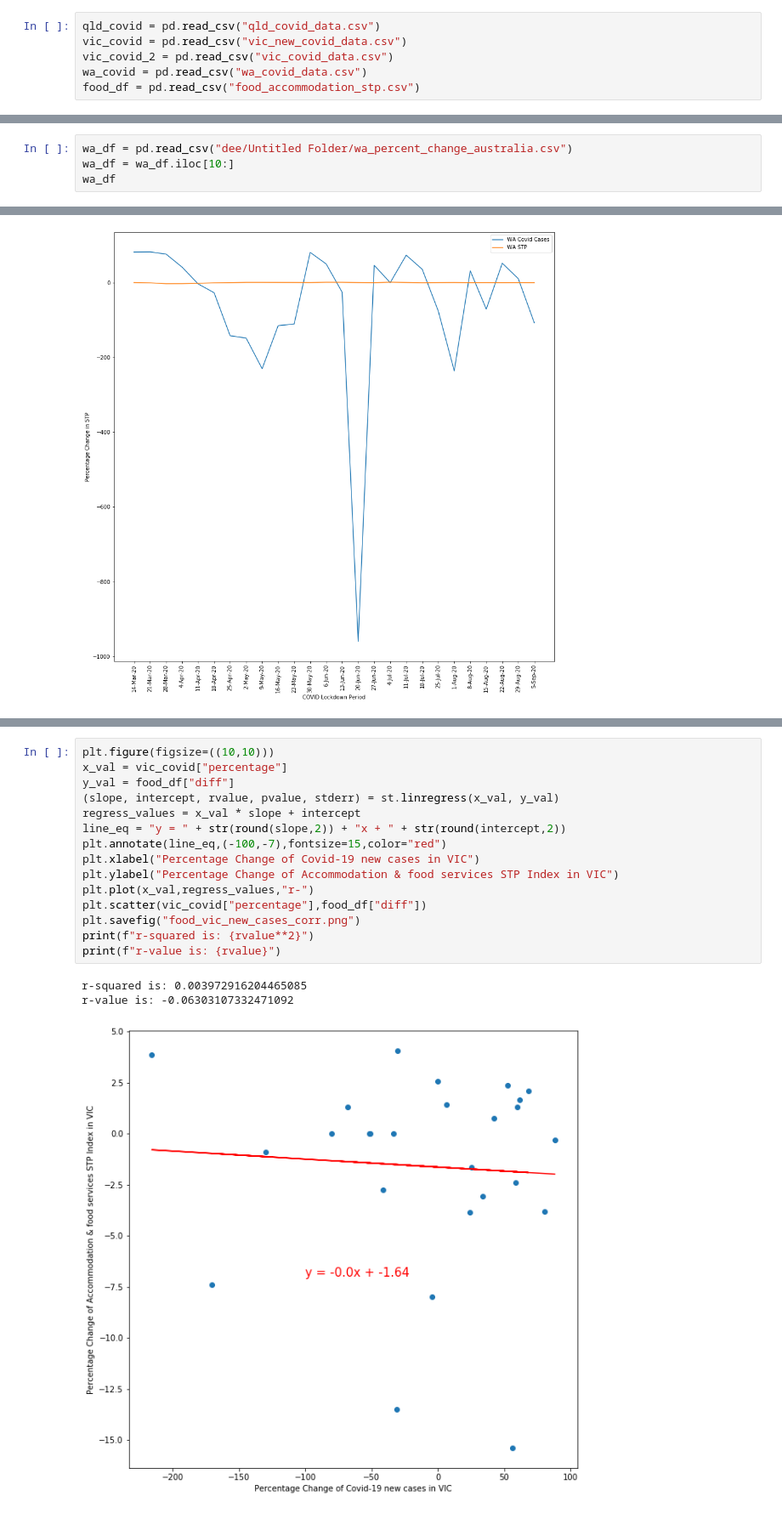
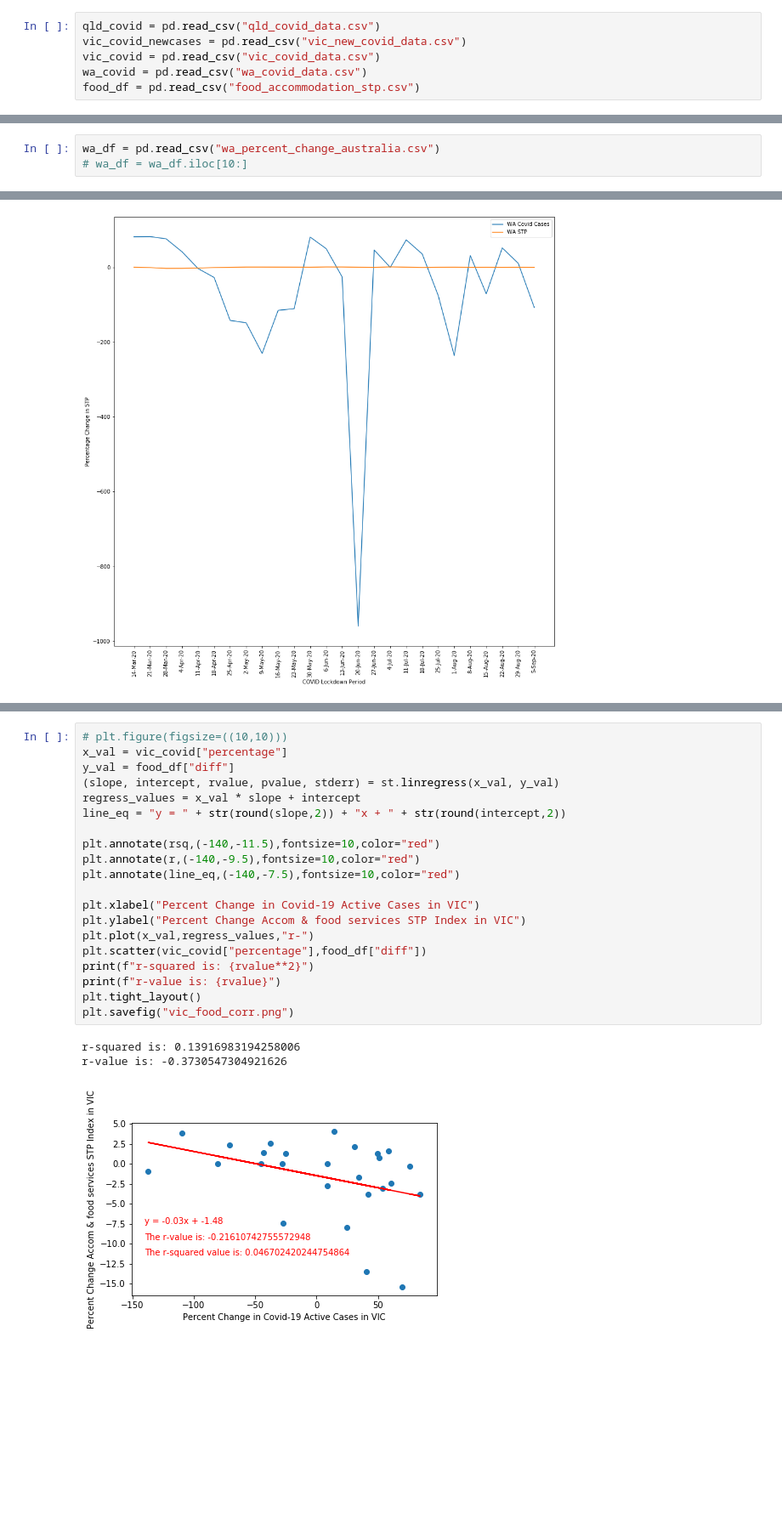
Before and after one commit to ali-beer/covid_payroll_project, a Jupyter notebook: graph_linregress.ipynb, the cells around one changed output, grey strips where cells are left out. Shown at 85% size. Drawn from its saved outputs; the diff is of its cells as text; blank space fills up the shorter version.

```diff
--- a/graph_linregress.ipynb
+++ b/graph_linregress.ipynb
@@ -6,7 +6,7 @@ import numpy as np
 import scipy.stats as st
 # %%
 qld_covid = pd.read_csv("qld_covid_data.csv")
-vic_covid = pd.read_csv("vic_new_covid_data.csv")
-vic_covid_2 = pd.read_csv("vic_covid_data.csv")
+vic_covid_newcases = pd.read_csv("vic_new_covid_data.csv")
+vic_covid = pd.read_csv("vic_covid_data.csv")
 wa_covid = pd.read_csv("wa_covid_data.csv")
 food_df = pd.read_csv("food_accommodation_stp.csv")
@@ -75,4 +16,3 @@ qld_df
 # %%
-wa_df = pd.read_csv("dee/Untitled Folder/wa_percent_change_australia.csv")
-wa_df = wa_df.iloc[10:]
-wa_df
+wa_df = pd.read_csv("wa_percent_change_australia.csv")
+# wa_df = wa_df.iloc[10:]
@@ -263,19 +201,24 @@ plt.savefig("vic_food_percent_change.png")
 # %%
-plt.figure(figsize=((10,10)))
+# plt.figure(figsize=((10,10)))
 x_val = vic_covid["percentage"]
 y_val = food_df["diff"]
 (slope, intercept, rvalue, pvalue, stderr) = st.linregress(x_val, y_val)
 regress_values = x_val * slope + intercept
 line_eq = "y = " + str(round(slope,2)) + "x + " + str(round(intercept,2))
-plt.annotate(line_eq,(-100,-7),fontsize=15,color="red")
-plt.xlabel("Percentage Change of Covid-19 new cases in VIC")
-plt.ylabel("Percentage Change of Accommodation & food services STP Index in VIC")
+
+plt.annotate(rsq,(-140,-11.5),fontsize=10,color="red")
+plt.annotate(r,(-140,-9.5),fontsize=10,color="red")
+plt.annotate(line_eq,(-140,-7.5),fontsize=10,color="red")
+
+plt.xlabel("Percent Change in Covid-19 Active Cases in VIC")
+plt.ylabel("Percent Change Accom & food services STP Index in VIC")
 plt.plot(x_val,regress_values,"r-")
 plt.scatter(vic_covid["percentage"],food_df["diff"])
-plt.savefig("food_vic_new_cases_corr.png")
 print(f"r-squared is: {rvalue**2}")
 print(f"r-value is: {rvalue}")
+plt.tight_layout()
+plt.savefig("vic_food_corr.png")
 # %% [output]
-r-squared is: 0.003972916204465085
-r-value is: -0.06303107332471092
+r-squared is: 0.13916983194258006
+r-value is: -0.3730547304921626
-[figure, old version]
+[figure, new version]
```
Also changed, not shown: parts of 15 cells of this notebook, 46 other files.
